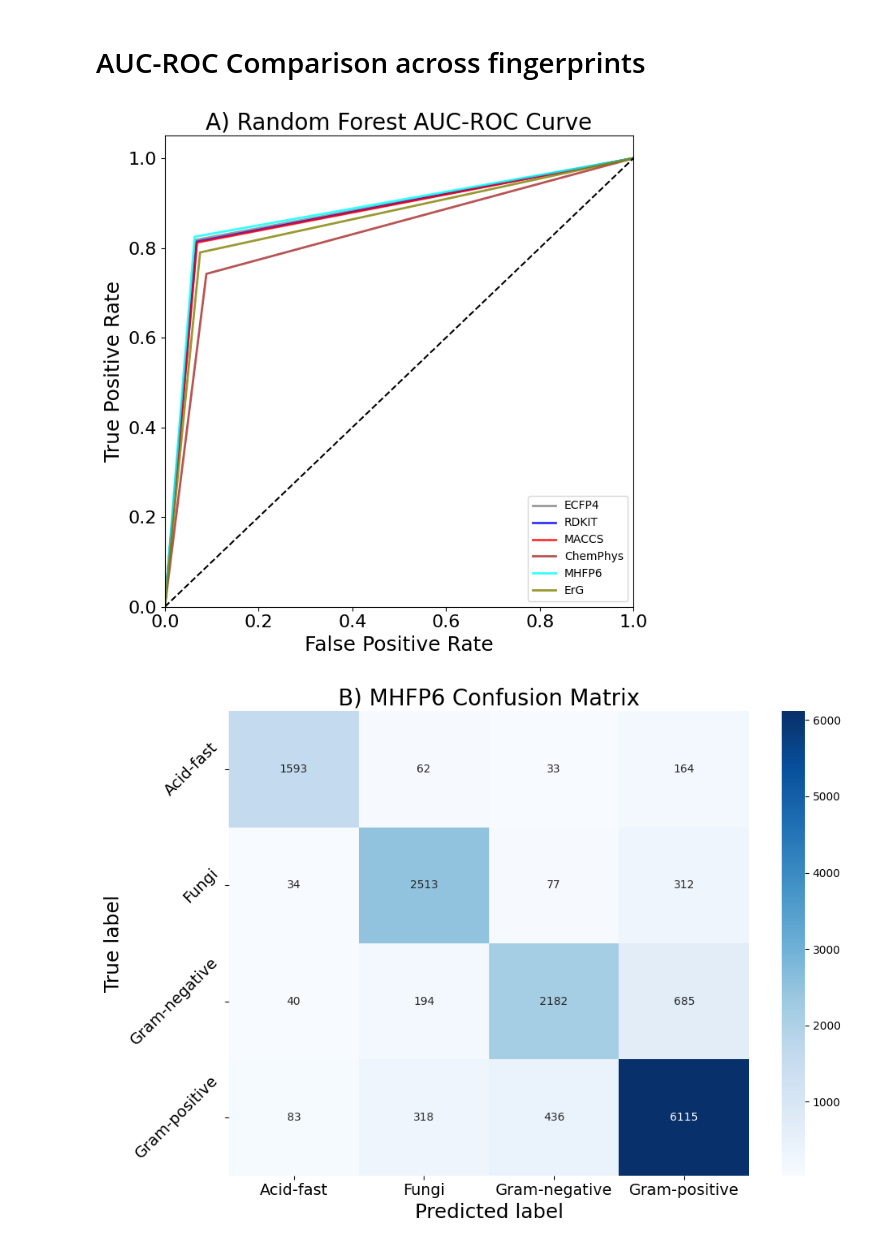
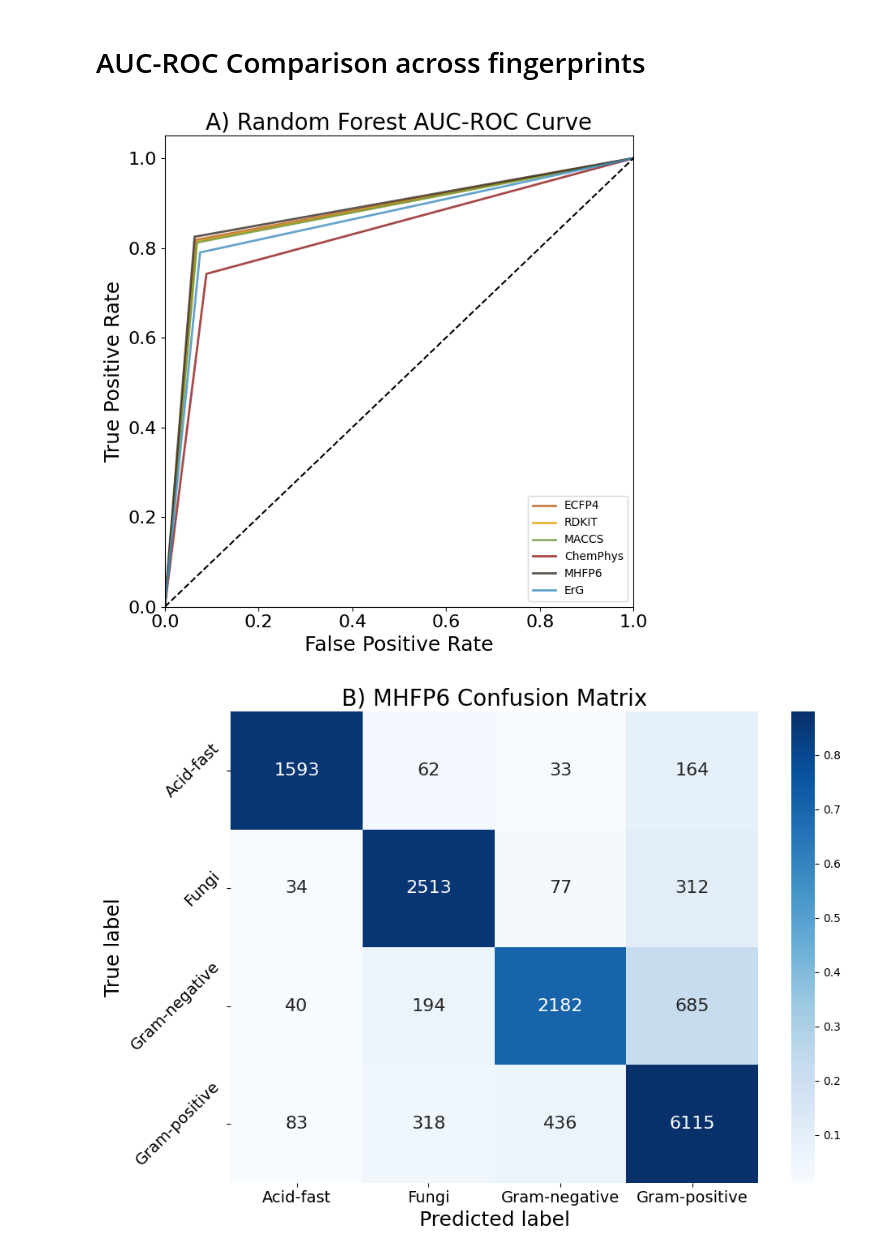
Before and after one commit to IMI-COMBINE/broad_spectrum_prediction, a Jupyter notebook: src/7_model_prediction.ipynb, the cells around one changed output. Saved outputs shown, nothing was run; the diff lists cells and outputs as text; code cells hidden in the pictures.

Commit message:
update figure 6

```diff
--- a/src/7_model_prediction.ipynb
+++ b/src/7_model_prediction.ipynb
@@ -78,12 +79,12 @@ for fingerprint, info in info_dict.items():
 plt.figure(figsize=(7, 7))
 
 colors = {
-    "ECFP4": "gray",
-    "MHFP6": "cyan",
-    "ChemPhys": "brown",
-    "ErG": "olive",
-    "MACCS": "red",
-    "RDKIT": "blue",
+    "MHFP6": "#3a2c20",
+    "ECFP4": "#b65c11",
+    "RDKIT": "#e7a504",
+    "MACCS": "#719842",
+    "ErG": "#3d8ebf",
+    "ChemPhys": "#901b1b",
 }
 
 for i in range(len(fpr_list)):
@@ -114,31 +115,33 @@ plt.tight_layout()
 plt.savefig("../figures/figure_6a", dpi=400)
 plt.show()
 # %% [output]
-[figure, old version]
+[figure, new version]
 # %%
 plt.figure(figsize=(10, 7))
 
 # Confusion matrix for best model
 cm = info_dict[metric_df.index[0]]["confusion_matrix"]
+cm_norm = cm.astype("float") / cm.sum(axis=1)[:, np.newaxis]
 label_classes = info_dict[metric_df.index[0]]["confusion_matrix_labels"]
 fingerprint_name = metric_df.index[0].split("_", maxsplit=1)[0]
 
 sns.heatmap(
-    cm,
-    annot=True,
+    cm_norm,
+    annot=cm,
     fmt="d",
     cmap="Blues",
     yticklabels=[i.capitalize() for i in label_classes],
     xticklabels=[i.capitalize() for i in label_classes],
+    annot_kws={"size": 16},
 )
 plt.xlabel("Predicted label", fontsize=18)
 plt.ylabel("True label", fontsize=18)
 plt.title(f"B) {fingerprint_name.upper()} Confusion Matrix", fontsize=20)
 plt.xticks(fontsize=14)
 plt.yticks(fontsize=14, rotation=45)
 
 plt.tight_layout()
 plt.savefig("../figures/figure_6b.png", dpi=400)
 plt.show()
 # %% [output]
-[figure, old version]
+[figure, new version]
```
Also changed, not shown: parts of 1 cell of this notebook, 2 other files.
